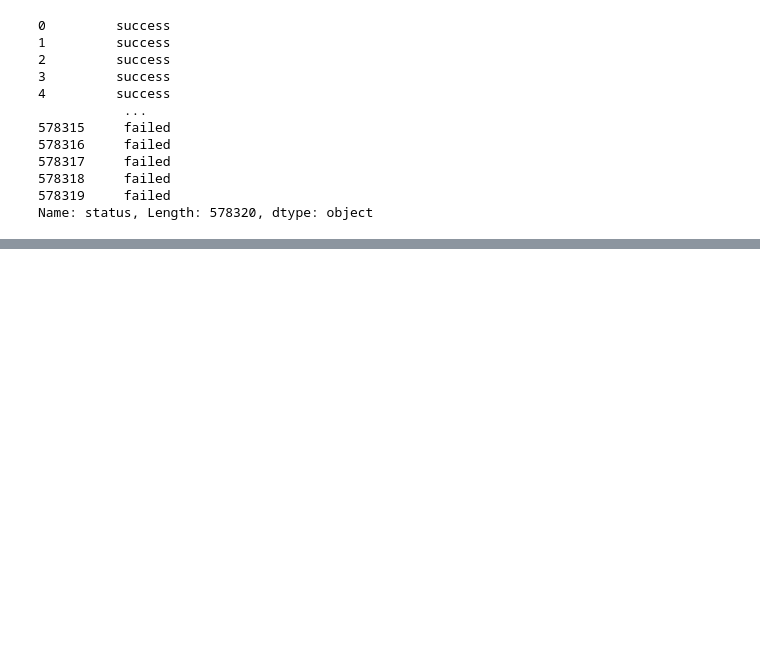
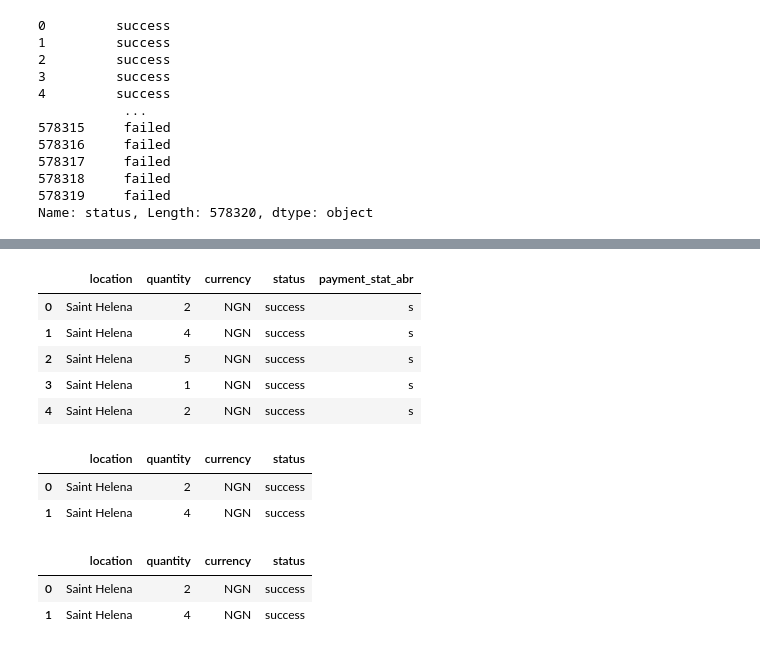
Before and after one commit to KudoroEsther/Files-Data_Analysis-, a Jupyter notebook: Task15/practice.ipynb, the cells around one changed output, grey strips where cells are left out. Drawn from its saved outputs; the diff is of its cells as text; code cells hidden in the pictures; blank space fills up the shorter version.

```diff
--- a/Task15/practice.ipynb
+++ b/Task15/practice.ipynb
@@ -777,0 +809,9 @@ mask = looping['status'] == 'success'
+# %%
+looping.head()
+# %% [output]
+|  | location | quantity | currency | status | payment_stat_abr |
+| 0 | Saint Helena | 2 | NGN | success | s |
+| 1 | Saint Helena | 4 | NGN | success | s |
+| 2 | Saint Helena | 5 | NGN | success | s |
+| 3 | Saint Helena | 1 | NGN | success | s |
+| 4 | Saint Helena | 2 | NGN | success | s |
@@ -777,0 +821,6 @@ mask = looping['status'] == 'success'
+# %%
+looping.head(2)
+# %% [output]
+|  | location | quantity | currency | status |
+| 0 | Saint Helena | 2 | NGN | success |
+| 1 | Saint Helena | 4 | NGN | success |
@@ -777,0 +829,6 @@ mask = looping['status'] == 'success'
+# %%
+looping.head(2)
+# %% [output]
+|  | location | quantity | currency | status |
+| 0 | Saint Helena | 2 | NGN | success |
+| 1 | Saint Helena | 4 | NGN | success |
```
Also changed, not shown: parts of 8 cells of this notebook.
